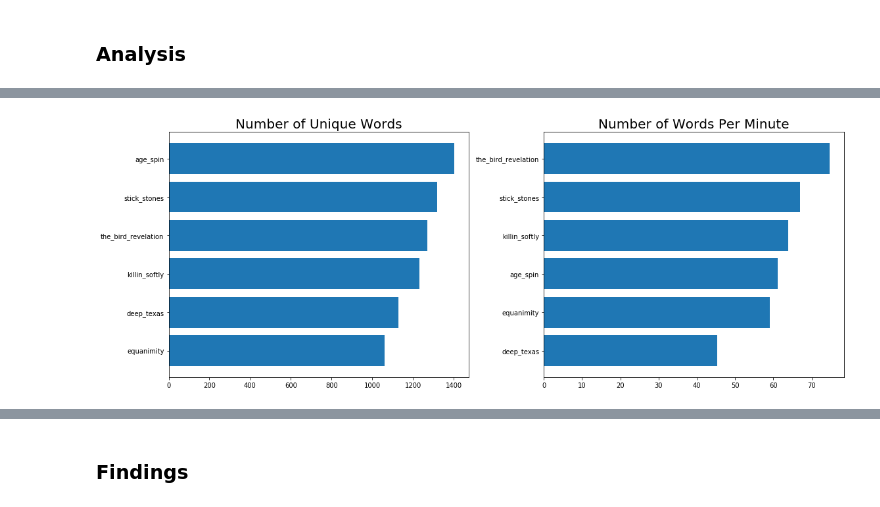
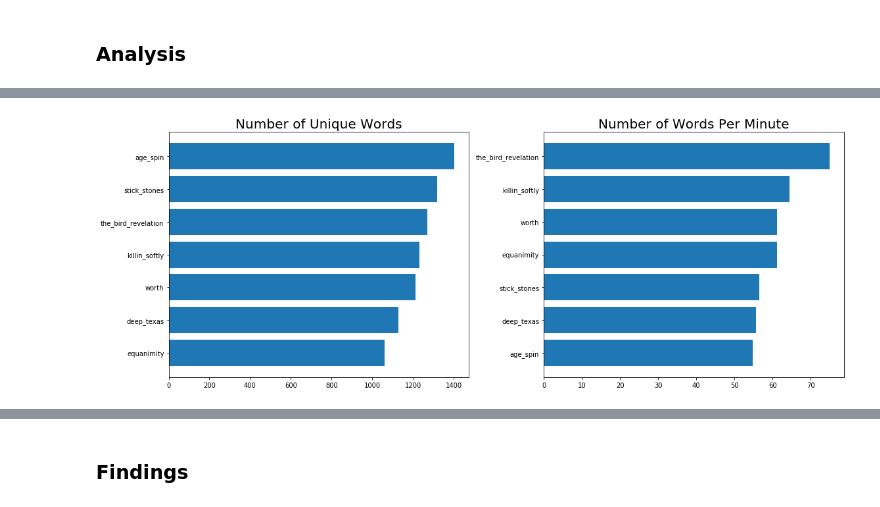
Before and after one commit to KwasiArhin/chappelle_comedy-, a Jupyter notebook: 2-Exploratory-Data-Analysis.ipynb, the cells around one changed output, grey strips where cells are left out. Cells and saved outputs as stored; diff of their text form; code cells hidden in the pictures.

```diff
--- a/2-Exploratory-Data-Analysis.ipynb
+++ b/2-Exploratory-Data-Analysis.ipynb
@@ -197,7 +195,7 @@ from wordcloud import WordCloud
 wc = WordCloud(
     stopwords=stop_words,
     background_color="white",
-    colormap="autumn",
+    colormap="coolwarm_r",
     max_font_size=150,
     random_state=42,
 )
@@ -216,9 +214,10 @@ full_names = [
     "equanimity",
     "killin_softly",
     "deep_texas",
+    "worth",
 ]
-# Create subplots for each comedian
-for index, comedian in enumerate(data.columns):
+# Create subplots for each special
+for index, special in enumerate(data.columns):
     wc.generate(data_clean.transcript[comedian])
 
     plt.subplot(3, 4, index + 1)
@@ -241,17 +241,17 @@ plt.show()
 # %% [markdown]
 ### Analysis
 # %%
-# Find the number of unique words that each comedian uses
+# Find the number of unique words in each special
 
 # Identify the non-zero items in the document-term matrix, meaning that the word occurs at least once
 unique_list = []
-for comedian in data.columns:
-    uniques = data[comedian].nonzero()[0].size
+for special in data.columns:
+    uniques = data[special].nonzero()[0].size
     unique_list.append(uniques)
 
 # Create a new dataframe that contains this unique word count
 data_words = pd.DataFrame(
-    list(zip(full_names, unique_list)), columns=["comedian", "unique_words"]
+    list(zip(full_names, unique_list)), columns=["special", "unique_words"]
 )
 data_unique_sort = data_words.sort_values(by="unique_words")
 data_unique_sort
@@ -269,12 +270,12 @@ data_unique_sort
 
 # Find the total number of words that a comedian uses
 total_list = []
-for comedian in data.columns:
+for special in data.columns:
     totals = sum(data[comedian])
     total_list.append(totals)
 
 # Comedy special run times from IMDB, in minutes
-run_times = [67, 65, 49, 60, 57, 66]
+run_times = [67, 65, 49, 60, 57, 66, 60]
 
 # Let's add some columns to our dataframe
 data_words["total_words"] = total_list
@@ -296,23 +298,23 @@ data_wpm_sort
 # %%
 # Let's plot our findings
 import numpy as np
 
 y_pos = np.arange(len(data_words))
 
 plt.subplot(1, 2, 1)
 plt.barh(y_pos, data_unique_sort.unique_words, align="center")
-plt.yticks(y_pos, data_unique_sort.comedian)
+plt.yticks(y_pos, data_unique_sort.special)
 plt.title("Number of Unique Words", fontsize=20)
 
 plt.subplot(1, 2, 2)
 plt.barh(y_pos, data_wpm_sort.words_per_minute, align="center")
-plt.yticks(y_pos, data_wpm_sort.comedian)
+plt.yticks(y_pos, data_wpm_sort.special)
 plt.title("Number of Words Per Minute", fontsize=20)
 
 plt.tight_layout()
 plt.show()
 # %% [output]
-[figure, old version]
+[figure, new version]
 [interactive output not drawn]
 # %% [markdown]
 ### Findings
```
Also changed, not shown: parts of 27 cells of this notebook, 4 other files.
